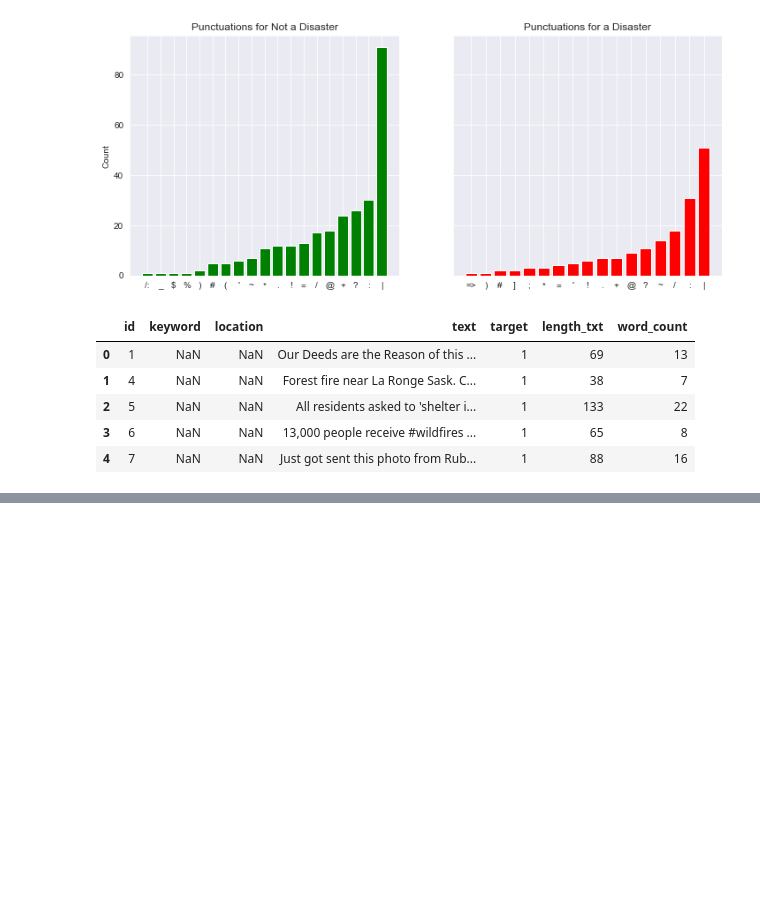
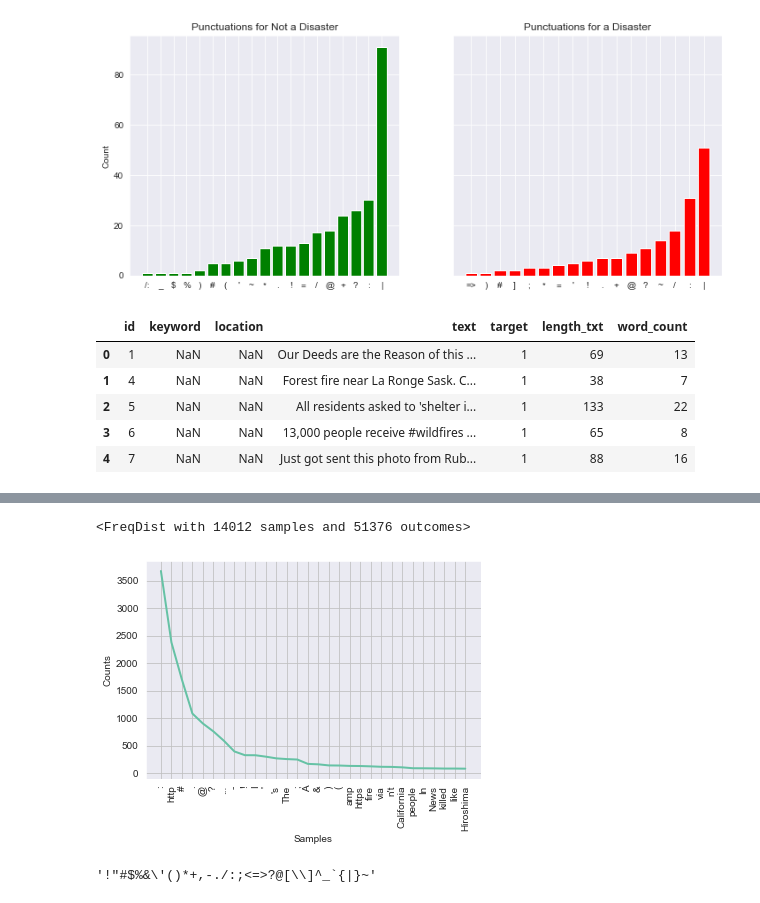
Before and after one commit to Eric-G-Romano/NLP_Disater_tweets, a Jupyter notebook: NLP Disaster classifier tweet.ipynb, the cells around one changed output, grey strips where cells are left out. Saved outputs shown, nothing was run; the diff lists cells and outputs as text; code cells hidden in the pictures; blank space fills up the shorter version.

```diff
--- a/NLP Disaster classifier tweet.ipynb
+++ b/NLP Disaster classifier tweet.ipynb
@@ -188,0 +258,11 @@ df_train.head()
+# %%
+corpus = create_corpus_(1)
+fdist = FreqDist(corpus)
+print(fdist)
+
+# Frequency Distribution Plot
+fdist.plot(30,cumulative=False)
+plt.show()
+# %% [output]
+<FreqDist with 14012 samples and 51376 outcomes>
+[figure, added]
@@ -188,0 +276,5 @@ df_train.head()
+# %%
+special = string.punctuation
+special
+# %% [output]
+'!"#$%&\'()*+,-./:;<=>?@[\\]^_`{|}~'
```
Also changed, not shown: parts of 15 cells of this notebook.
